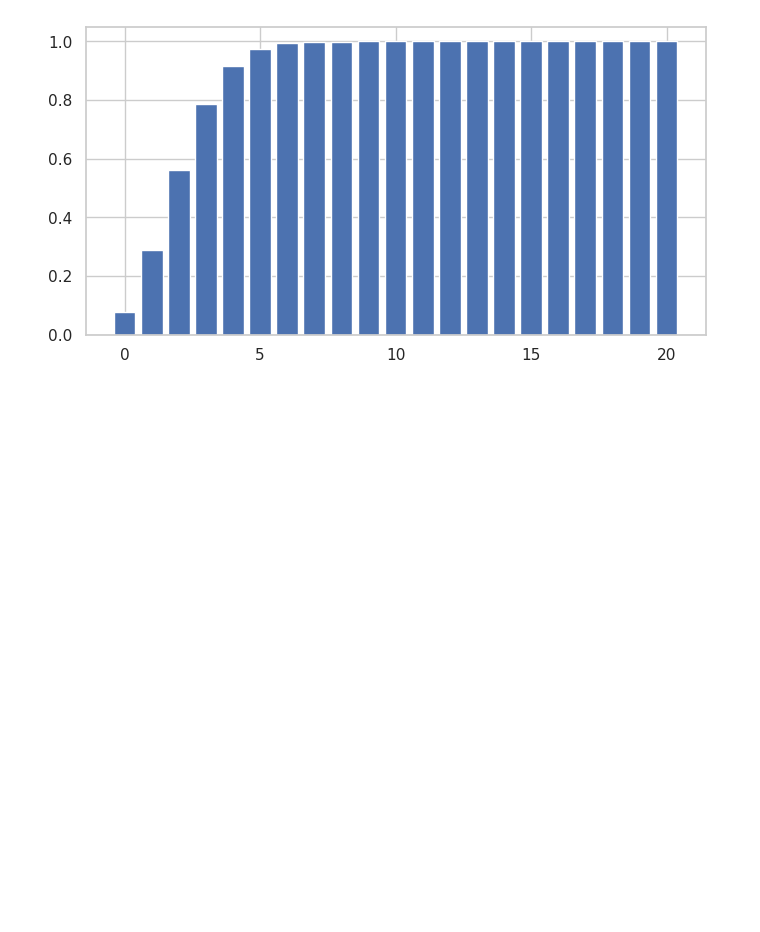
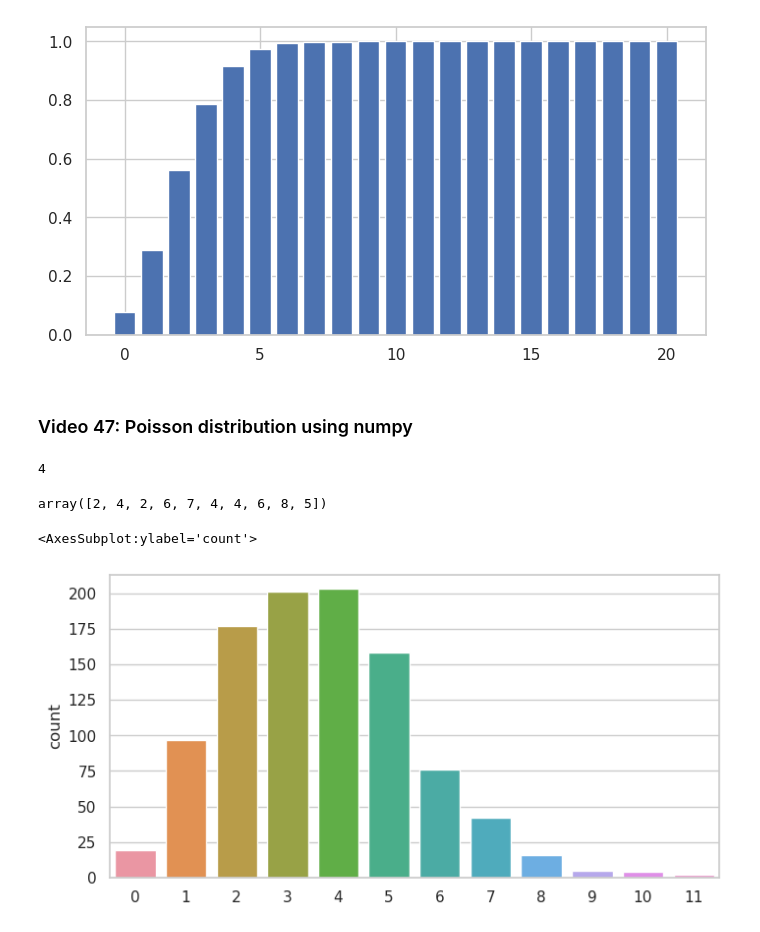
Before and after one commit to rahul-raoniar/Statistics-for-Data-Analysis-using-Python, a Jupyter notebook: 3 Numpy and Probability DIstributions/Numpy and Probability Dist.ipynb, the cells around one changed output. Saved outputs shown, nothing was run; the diff lists cells and outputs as text; code cells hidden in the pictures; blank space fills up the shorter version.

```diff
--- a/3 Numpy and Probability DIstributions/Numpy and Probability Dist.ipynb
+++ b/3 Numpy and Probability DIstributions/Numpy and Probability Dist.ipynb
@@ -398,3 +408,25 @@ ax.bar(x, y_cum)
 # %% [output]
 <BarContainer object of 21 artists>
 [figure]
+# %% [markdown]
+### Video 47: Poisson distribution using numpy
+# %%
+np.random.poisson(3.6)
+# %% [output]
+4
+# %%
+np.random.poisson(3.6, 10)
+# %% [output]
+array([2, 4, 2, 6, 7, 4, 4, 6, 8, 5])
+# %%
+# Change of 1, 2, 3, n people arriving in 10 minutes
+# Average arrival is 3.6
+res = np.random.poisson(3.6, 1000)
+
+fig, ax = plt.subplots(figsize = (8, 4))
+sns.set_theme(style = "whitegrid")
+sns.countplot(res,
+              ax=ax)
+# %% [output]
+<AxesSubplot:ylabel='count'>
+[figure, added]
```
Also changed, not shown: parts of 15 cells of this notebook, 1 other file.
